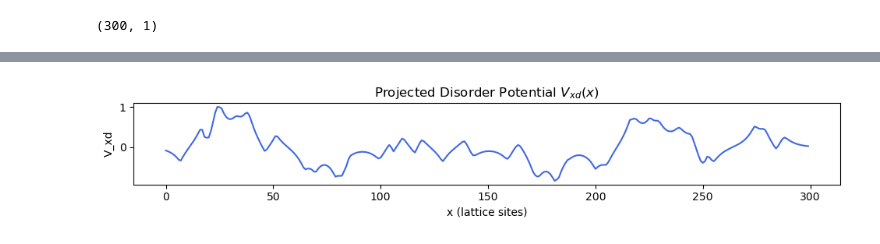
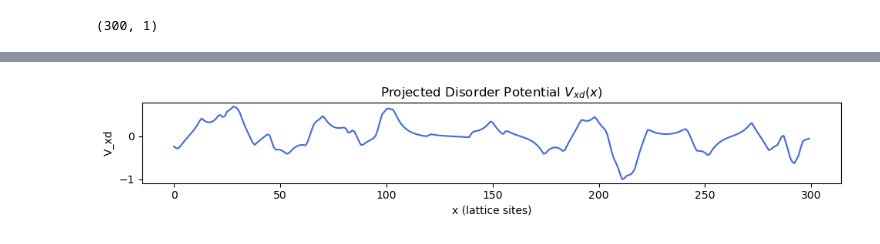
Before and after one commit to polianahp/Nonlocality-of-local-Andreev-conductances-as-a-probe-for-topological-Majorana-wires, a Jupyter notebook: disorder_testing.ipynb, the cells around one changed output, grey strips where cells are left out. Saved outputs shown, nothing was run; the diff lists cells and outputs as text; code cells hidden in the pictures.

```diff
--- a/disorder_testing.ipynb
+++ b/disorder_testing.ipynb
@@ -240,32 +240,33 @@ print(f"<Vxd²> = {VarVd:.4f}")
 # %%
-dir = '/home/pseudonym/code/Nonlocal_Conductance/Nonlocality-of-local-Andreev-conductances-as-a-probe-for-topological-Majorana-wires/Run_Files'
+dir = Path('/home/pseudonym/code/Nonlocal_Conductance/Nonlocality-of-local-Andreev-conductances-as-a-probe-for-topological-Majorana-wires/Run_Files')
 pth = Path(dir, 'Vdis4.npz')
-np.savez(pth, Vdisx = Vxd)
+#np.savez(pth, Vdisx = Vxd)
 # %%
 import helpers as hp
-
-dataloaded = hp.initialize_vdis_from_data(pth)
+from pathlib import Path
+loadpth = Path(dir, 'Vdis1.npz')
+dataloaded = hp.initialize_vdis_from_data(loadpth)
 
 # ======================================================================
 # 6. 1D projection: Vxd = sum_y Vdis(x, y) * Y0(y)
 # ======================================================================
 Y0 = np.ones(Ny)
 Vxd = dataloaded#np.array([np.dot(Vdis[ii, :], Y0) for ii in range(Nx)])
 Vxd = Vxd/np.max(np.abs(Vxd))
 
 plt.figure(figsize=(10, 2))
 plt.plot(np.arange(Nx), Vxd, color='royalblue')
 plt.xlabel("x (lattice sites)")
 plt.ylabel("V_xd")
 plt.title("Projected Disorder Potential $V_{xd}(x)$")
 plt.gca().set_aspect('auto')
 plt.tight_layout()
 plt.show()
 
 # mean and variance
 DeltaVd = np.mean(Vxd)
 VarVd = np.mean(Vxd**2)
 print(f"ΔVd = {DeltaVd:.4f}")
 print(f"<Vxd²> = {VarVd:.4f}")
 # %% [output]
-[figure, old version]
+[figure, new version]
```
Also changed, not shown: parts of 5 cells of this notebook, 3 other files.
